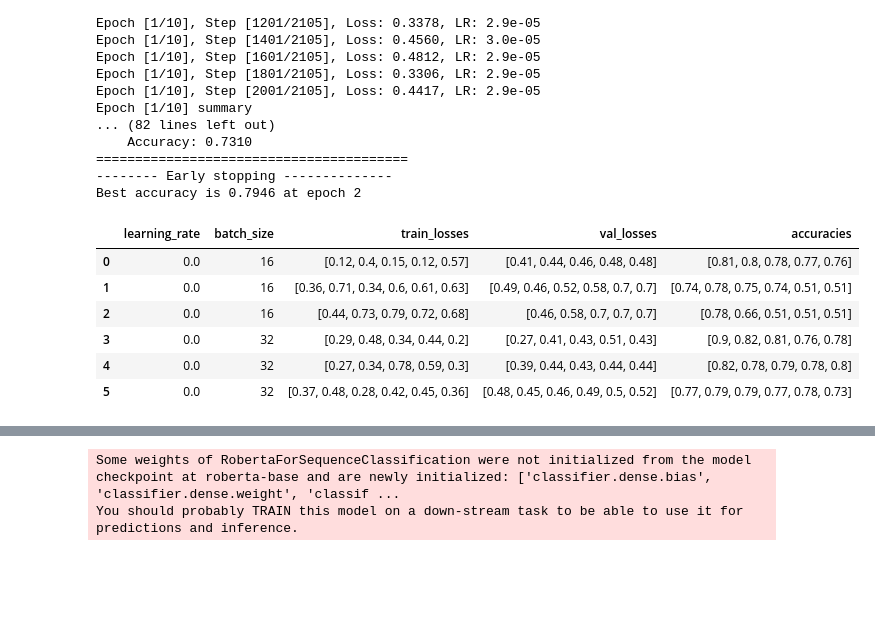
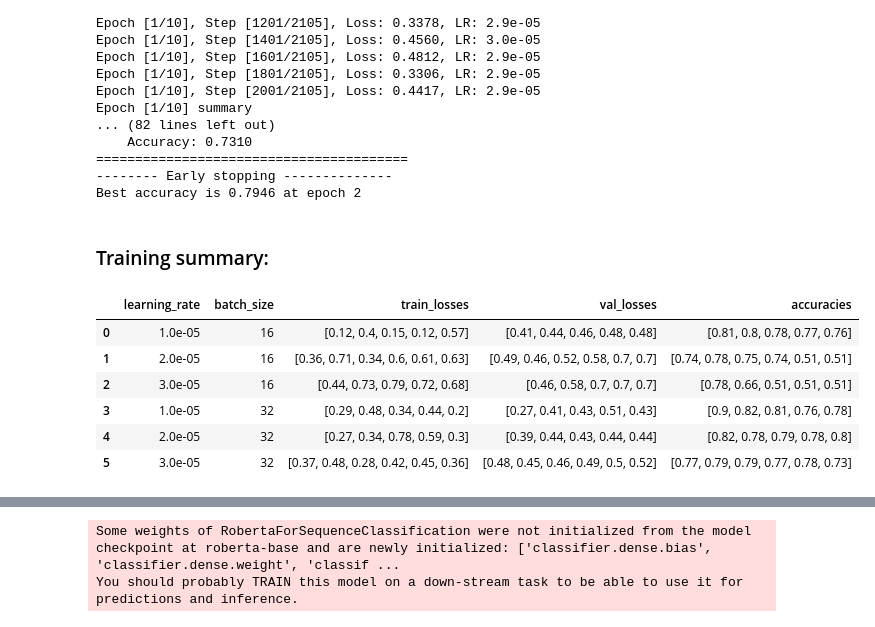
Before and after one commit to duc-ph/roberta-sst2, a Jupyter notebook: roberta.ipynb, the cells around one changed output, grey strips where cells are left out. Saved outputs shown, nothing was run; the diff lists cells and outputs as text; code cells hidden in the pictures; blank space fills up the shorter version.

```diff
--- a/roberta.ipynb
+++ b/roberta.ipynb
@@ -302,21 +348,23 @@ Best accuracy is 0.7946 at epoch 2
 # %%
 with open('all_runs.json', 'w') as f:
     f.write(str(all_runs).replace("'", '"'))
+# %% [markdown]
+### Training summary:
 # %%
 df = pd.DataFrame(all_runs)
 df['train_losses'] = df['train_losses'].apply(lambda x: [round(i, 2) for i in x])
 df['val_losses'] = df['val_losses'].apply(lambda x: [round(i, 2) for i in x])
 df['accuracies'] = df['accuracies'].apply(lambda x: [round(i, 2) for i in x])
 
-df['learning_rate'] = df['learning_rate'].round(2)
+df['learning_rate'] = df['learning_rate'].apply(lambda x: f"{x:.1e}")
 df['batch_size'] = df['batch_size'].astype(int)
 
 df
 # %% [output]
 |  | learning_rate | batch_size | train_losses | val_losses | accuracies |
-| 0 | 0.0 | 16 | [0.12, 0.4, 0.15, 0.12, 0.57] | [0.41, 0.44, 0.46, 0.48, 0.48] | [0.81, 0.8, 0.78, 0.77, 0.76] |
-| 1 | 0.0 | 16 | [0.36, 0.71, 0.34, 0.6, 0.61, 0.63] | [0.49, 0.46, 0.52, 0.58, 0.7, 0.7] | [0.74, 0.78, 0.75, 0.74, 0.51, 0.51] |
-| 2 | 0.0 | 16 | [0.44, 0.73, 0.79, 0.72, 0.68] | [0.46, 0.58, 0.7, 0.7, 0.7] | [0.78, 0.66, 0.51, 0.51, 0.51] |
-| 3 | 0.0 | 32 | [0.29, 0.48, 0.34, 0.44, 0.2] | [0.27, 0.41, 0.43, 0.51, 0.43] | [0.9, 0.82, 0.81, 0.76, 0.78] |
-| 4 | 0.0 | 32 | [0.27, 0.34, 0.78, 0.59, 0.3] | [0.39, 0.44, 0.43, 0.44, 0.44] | [0.82, 0.78, 0.79, 0.78, 0.8] |
-| 5 | 0.0 | 32 | [0.37, 0.48, 0.28, 0.42, 0.45, 0.36] | [0.48, 0.45, 0.46, 0.49, 0.5, 0.52] | [0.77, 0.79, 0.79, 0.77, 0.78, 0.73] |
+| 0 | 1.0e-05 | 16 | [0.12, 0.4, 0.15, 0.12, 0.57] | [0.41, 0.44, 0.46, 0.48, 0.48] | [0.81, 0.8, 0.78, 0.77, 0.76] |
+| 1 | 2.0e-05 | 16 | [0.36, 0.71, 0.34, 0.6, 0.61, 0.63] | [0.49, 0.46, 0.52, 0.58, 0.7, 0.7] | [0.74, 0.78, 0.75, 0.74, 0.51, 0.51] |
+| 2 | 3.0e-05 | 16 | [0.44, 0.73, 0.79, 0.72, 0.68] | [0.46, 0.58, 0.7, 0.7, 0.7] | [0.78, 0.66, 0.51, 0.51, 0.51] |
+| 3 | 1.0e-05 | 32 | [0.29, 0.48, 0.34, 0.44, 0.2] | [0.27, 0.41, 0.43, 0.51, 0.43] | [0.9, 0.82, 0.81, 0.76, 0.78] |
+| 4 | 2.0e-05 | 32 | [0.27, 0.34, 0.78, 0.59, 0.3] | [0.39, 0.44, 0.43, 0.44, 0.44] | [0.82, 0.78, 0.79, 0.78, 0.8] |
+| 5 | 3.0e-05 | 32 | [0.37, 0.48, 0.28, 0.42, 0.45, 0.36] | [0.48, 0.45, 0.46, 0.49, 0.5, 0.52] | [0.77, 0.79, 0.79, 0.77, 0.78, 0.73] |
```
Also changed, not shown: parts of 10 cells of this notebook.
